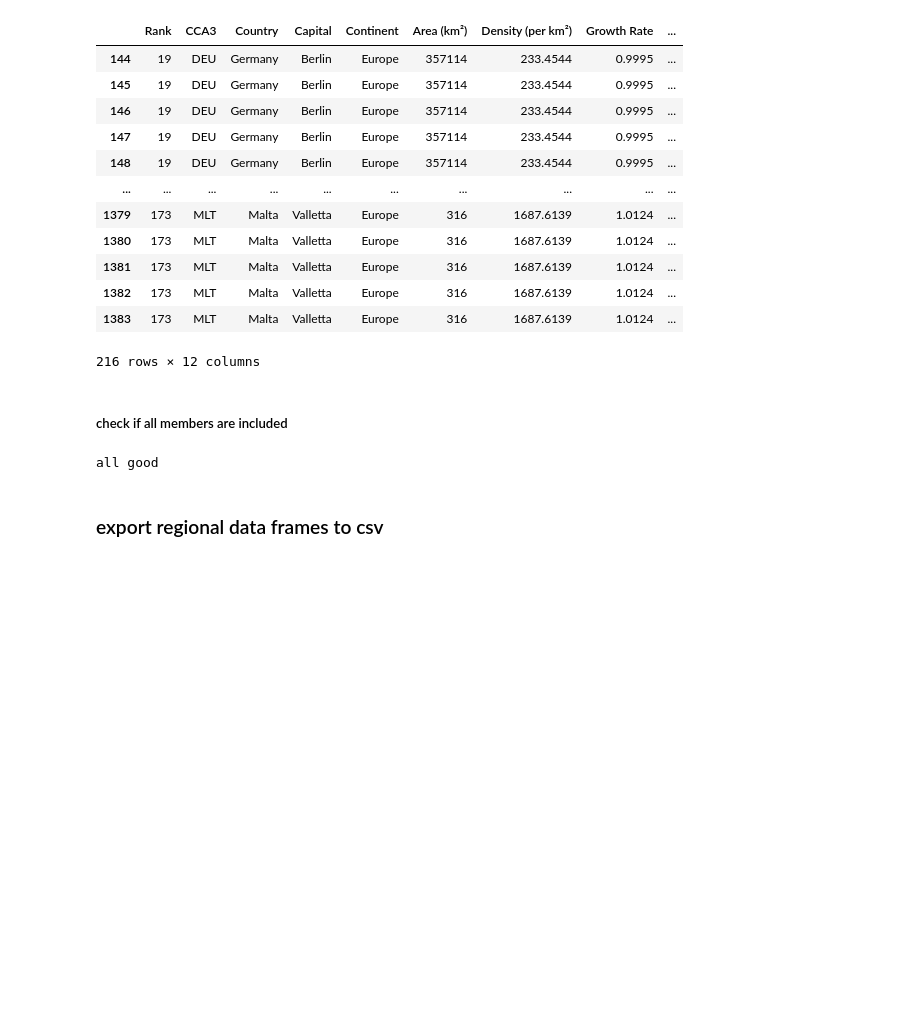
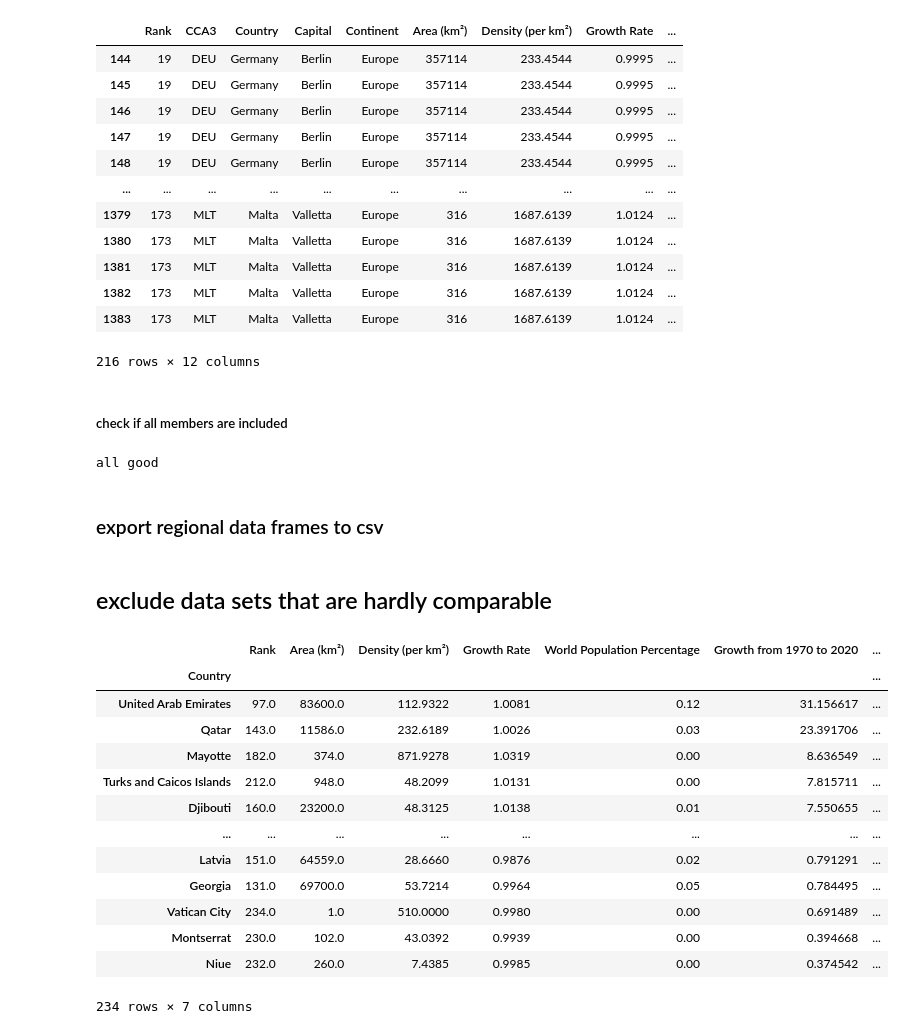
Before and after one commit to DowsingPlants/Wolrd-Population-Analysis--1970---2022, a Jupyter notebook: 01_world_population.ipynb, the cells around one changed output. Saved outputs shown, nothing was run; the diff lists cells and outputs as text; code cells hidden in the pictures; blank space fills up the shorter version.

```diff
--- a/01_world_population.ipynb
+++ b/01_world_population.ipynb
@@ -335,0 +336,19 @@ df_european_union.to_csv('07_european_union_population_unpivoted.csv', sep=';')
+# %% [markdown]
+## exclude data sets that are hardly comparable
+# %%
+df.groupby('Country').mean().sort_values('Growth from 1970 to 2020', ascending= False)
+# %% [output]
+|  | Rank | Area (km²) | Density (per km²) | Growth Rate | World Population Percentage | Growth from 1970 to 2020 | ... |
+| Country |  |  |  |  |  |  | ... |
+| United Arab Emirates | 97.0 | 83600.0 | 112.9322 | 1.0081 | 0.12 | 31.156617 | ... |
+| Qatar | 143.0 | 11586.0 | 232.6189 | 1.0026 | 0.03 | 23.391706 | ... |
+| Mayotte | 182.0 | 374.0 | 871.9278 | 1.0319 | 0.00 | 8.636549 | ... |
+| Turks and Caicos Islands | 212.0 | 948.0 | 48.2099 | 1.0131 | 0.00 | 7.815711 | ... |
+| Djibouti | 160.0 | 23200.0 | 48.3125 | 1.0138 | 0.01 | 7.550655 | ... |
+| ... | ... | ... | ... | ... | ... | ... | ... |
+| Latvia | 151.0 | 64559.0 | 28.6660 | 0.9876 | 0.02 | 0.791291 | ... |
+| Georgia | 131.0 | 69700.0 | 53.7214 | 0.9964 | 0.05 | 0.784495 | ... |
+| Vatican City | 234.0 | 1.0 | 510.0000 | 0.9980 | 0.00 | 0.691489 | ... |
+| Montserrat | 230.0 | 102.0 | 43.0392 | 0.9939 | 0.00 | 0.394668 | ... |
+| Niue | 232.0 | 260.0 | 7.4385 | 0.9985 | 0.00 | 0.374542 | ... |
+234 rows × 7 columns
```
Also changed, not shown: parts of 1 cell of this notebook.
